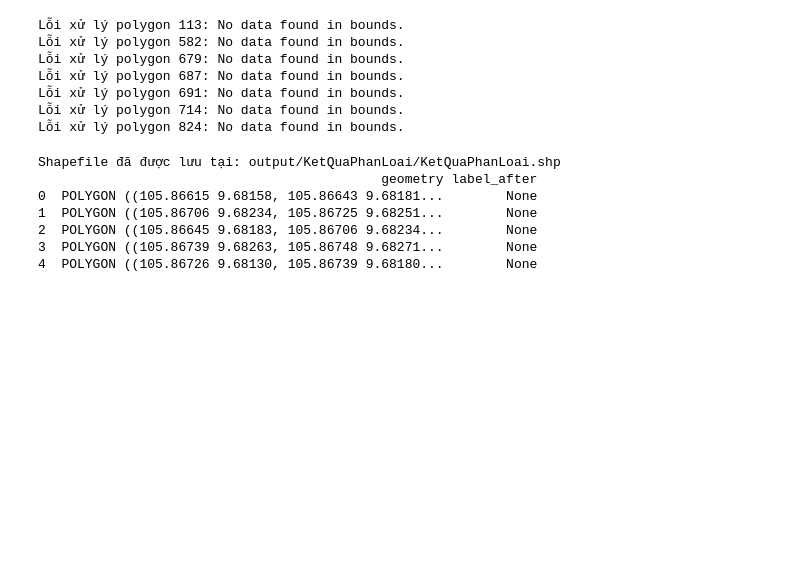
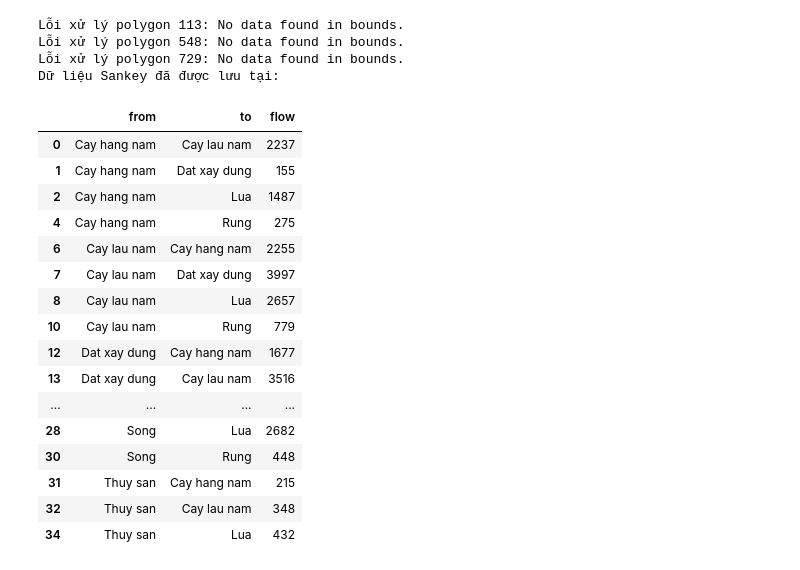
Before and after one commit to CTU-CSIRO/CSIROBoeingPhase5-Vietnam, a Jupyter notebook: Test.ipynb, the cells around one changed output. Drawn from its saved outputs; the diff is of its cells as text; code cells hidden in the pictures; blank space fills up the shorter version.

```diff
--- a/Test.ipynb
+++ b/Test.ipynb
@@ -47,6 +42,7 @@ CODE_MAP = {
     "TMD": 6,
     "TON": 6,
     "TSC": 6,
+    "RPH": 7,
 }
 
 label_mapping = {
@@ -81,7 +77,8 @@ tenchu_to_label_mapping = {
     "SON": "Song",
     "TMD": "Dat xay dung",
     "TON": "Dat xay dung",
-    "TSC": "Dat xay dung"
+    "TSC": "Dat xay dung",
+    "RPH": "Rung"
 }
 
 # Khai báo các nhãn phân loại đất ứng với 3 loại đất chính
@@ -145,6 +142,3 @@ def test(KD_path, KetQuaPhanLoaiDat, CODE_MAP, label_mapping):
             print(f"Lỗi xử lý polygon {i}: {e}")
 
     return array_list, result, mapped_array_list
-# %%
-# Tiến hành chồng lắp
-array_list, result, mapped_array_list = test(KD_path, KetQuaPhanLoaiDat, CODE_MAP, label_mapping)
@@ -295,9 +144,0 @@ plt.show()
-# %%
-gdf = gpd.read_file(KD_path, crs="EPSG:9209")
-
-filtered_counts = gpd.GeoDataFrame(filtered_counts, geometry=gdf.geometry, crs=gdf.crs)
-
-output_path = "output/labeled_result.shp"
-filtered_counts.to_file(output_path)
-
-print(f"Shapefile đã được lưu tại: {output_path}")
@@ -305,0 +145,13 @@ Shapefile đã được lưu tại: output/labeled_result.shp
+# %%
+output_json = "sankey_data.json"
+sankey_data = CalcSankeyData(
+    KD_path,
+    KetQuaPhanLoaiDat,
+    CODE_MAP,
+    label_mapping,
+    tenchu_to_label_mapping,
+    output_json
+)
+
+# Xem nội dung JSON xuất ra
+sankey_data
@@ -482,22 +631,25 @@ def export_labelled_shapefile(KD_path, KetQuaPhanLoaiDat, label_mapping, output_
-# %%
-output_shapefile = "output/KetQuaPhanLoai/KetQuaPhanLoai.shp"
-
-kqplSHP = export_labelled_shapefile(KD_path, KetQuaPhanLoaiDat, label_mapping, output_shapefile)
-
-# Kiểm tra kết quả
-print(kqplSHP.head())
-# %% [output]
-Lỗi xử lý polygon 113: No data found in bounds.
-Lỗi xử lý polygon 582: No data found in bounds.
-Lỗi xử lý polygon 679: No data found in bounds.
-Lỗi xử lý polygon 687: No data found in bounds.
-Lỗi xử lý polygon 691: No data found in bounds.
-Lỗi xử lý polygon 714: No data found in bounds.
-Lỗi xử lý polygon 824: No data found in bounds.
-Shapefile đã được lưu tại: output/KetQuaPhanLoai/KetQuaPhanLoai.shp
-                                            geometry label_after
-0  POLYGON ((105.86615 9.68158, 105.86643 9.68181...        None
-1  POLYGON ((105.86706 9.68234, 105.86725 9.68251...        None
-2  POLYGON ((105.86645 9.68183, 105.86706 9.68234...        None
-3  POLYGON ((105.86739 9.68263, 105.86748 9.68271...        None
-4  POLYGON ((105.86726 9.68130, 105.86739 9.68180...        None
+# %%
+output_json = ""
+CalcSankeyData(KD_path, KetQuaPhanLoaiDat, CODE_MAP, label_mapping, tenchu_to_label_mapping, output_json)
+# %% [output]
+Lỗi xử lý polygon 113: No data found in bounds.
+Lỗi xử lý polygon 548: No data found in bounds.
+Lỗi xử lý polygon 729: No data found in bounds.
+Dữ liệu Sankey đã được lưu tại:
+|  | from | to | flow |
+| 0 | Cay hang nam | Cay lau nam | 2237 |
+| 1 | Cay hang nam | Dat xay dung | 155 |
+| 2 | Cay hang nam | Lua | 1487 |
+| 4 | Cay hang nam | Rung | 275 |
+| 6 | Cay lau nam | Cay hang nam | 2255 |
+| 7 | Cay lau nam | Dat xay dung | 3997 |
+| 8 | Cay lau nam | Lua | 2657 |
+| 10 | Cay lau nam | Rung | 779 |
+| 12 | Dat xay dung | Cay hang nam | 1677 |
+| 13 | Dat xay dung | Cay lau nam | 3516 |
+| ... | ... | ... | ... |
+| 28 | Song | Lua | 2682 |
+| 30 | Song | Rung | 448 |
+| 31 | Thuy san | Cay hang nam | 215 |
+| 32 | Thuy san | Cay lau nam | 348 |
+| 34 | Thuy san | Lua | 432 |
```
Also changed, not shown: parts of 31 cells of this notebook, 30 other files.
